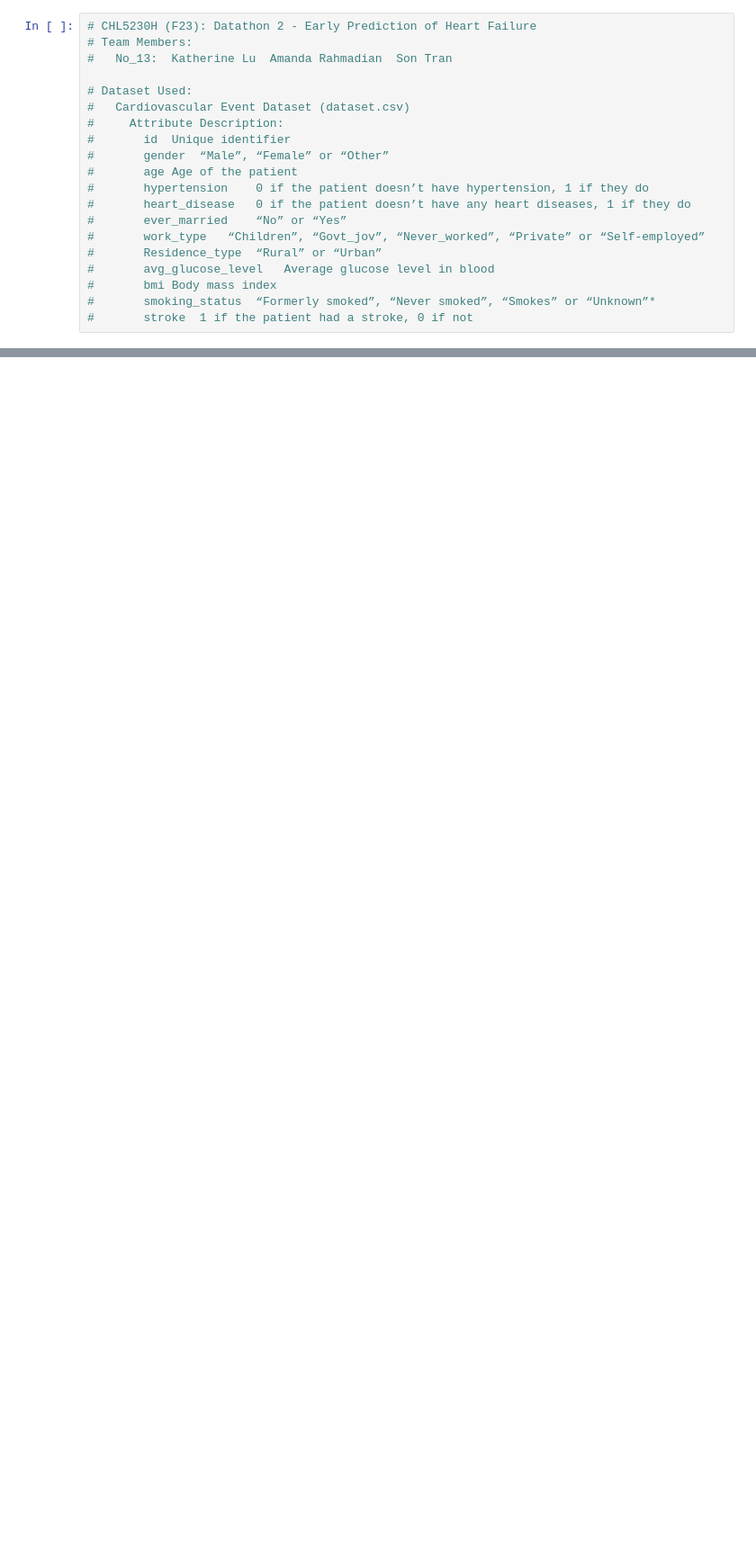
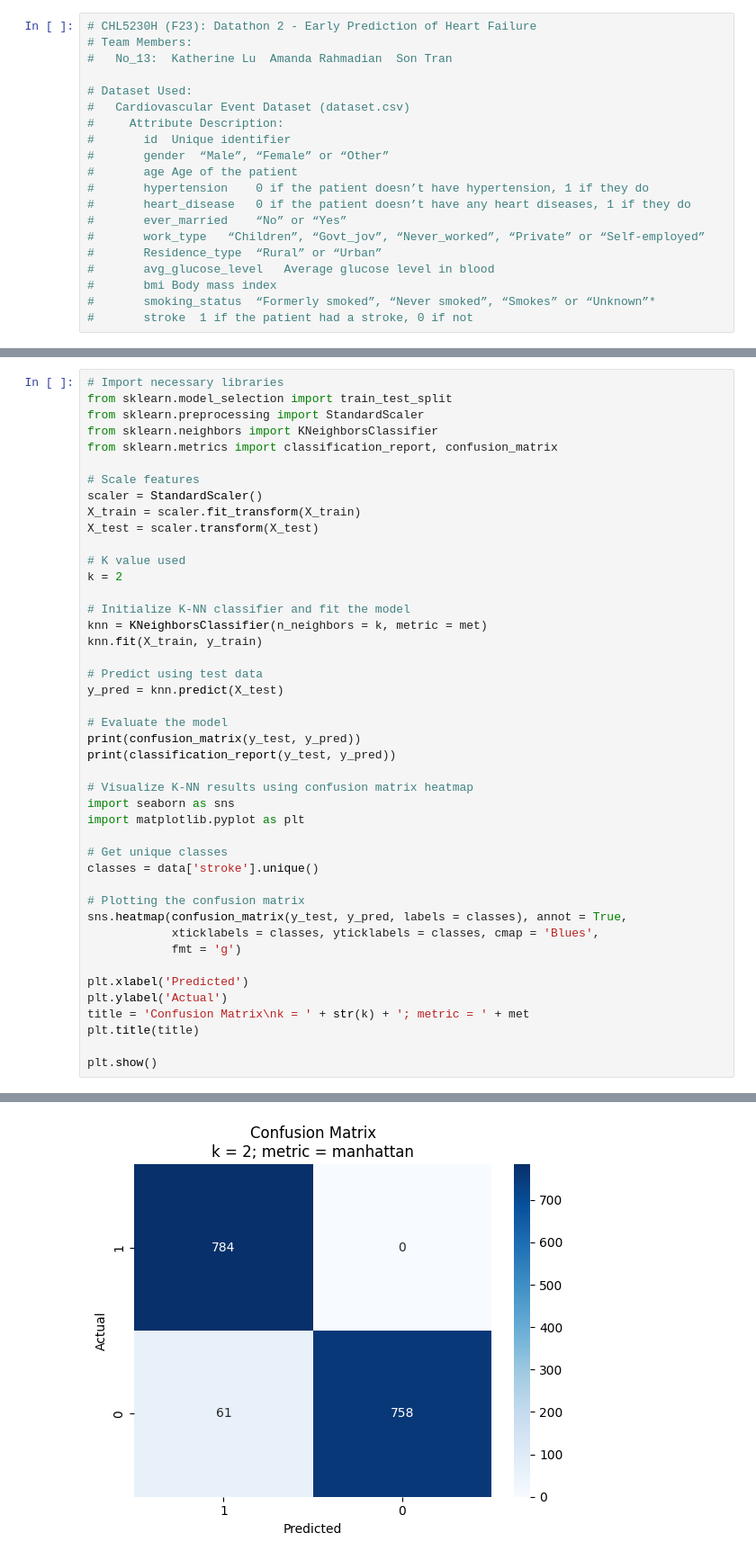
Before and after one commit to andysontran/13-CHL5230-F23, a Jupyter notebook: stroke_pred_KNN_model.ipynb, the cells around one changed output, grey strips where cells are left out. Shown: that part at 90% size. Cells and saved outputs as stored; diff of their text form; blank space fills up the shorter version.

```diff
--- a/stroke_pred_KNN_model.ipynb
+++ b/stroke_pred_KNN_model.ipynb
@@ -75,0 +354,45 @@ dtype: int64
+# %%
+# Import necessary libraries
+from sklearn.model_selection import train_test_split
+from sklearn.preprocessing import StandardScaler
+from sklearn.neighbors import KNeighborsClassifier
+from sklearn.metrics import classification_report, confusion_matrix
+
+# Scale features
+scaler = StandardScaler()
+X_train = scaler.fit_transform(X_train)
+X_test = scaler.transform(X_test)
+
+# K value used
+k = 2
+
+# Initialize K-NN classifier and fit the model
+knn = KNeighborsClassifier(n_neighbors = k, metric = met)
+knn.fit(X_train, y_train)
+
+# Predict using test data
+y_pred = knn.predict(X_test)
+
+# Evaluate the model
+print(confusion_matrix(y_test, y_pred))
+print(classification_report(y_test, y_pred))
+
+# Visualize K-NN results using confusion matrix heatmap
+import seaborn as sns
+import matplotlib.pyplot as plt
+
+# Get unique classes
+classes = data['stroke'].unique()
+
+# Plotting the confusion matrix
+sns.heatmap(confusion_matrix(y_test, y_pred, labels = classes), annot = True,
+            xticklabels = classes, yticklabels = classes, cmap = 'Blues',
+            fmt = 'g')
+
+plt.xlabel('Predicted')
+plt.ylabel('Actual')
+title = 'Confusion Matrix\nk = ' + str(k) + '; metric = ' + met
+plt.title(title)
+
+plt.show()
+# %% [output]
@@ -75,0 +409 @@ dtype: int64
+[figure, added]
```
Also changed, not shown: parts of 38 cells of this notebook.
